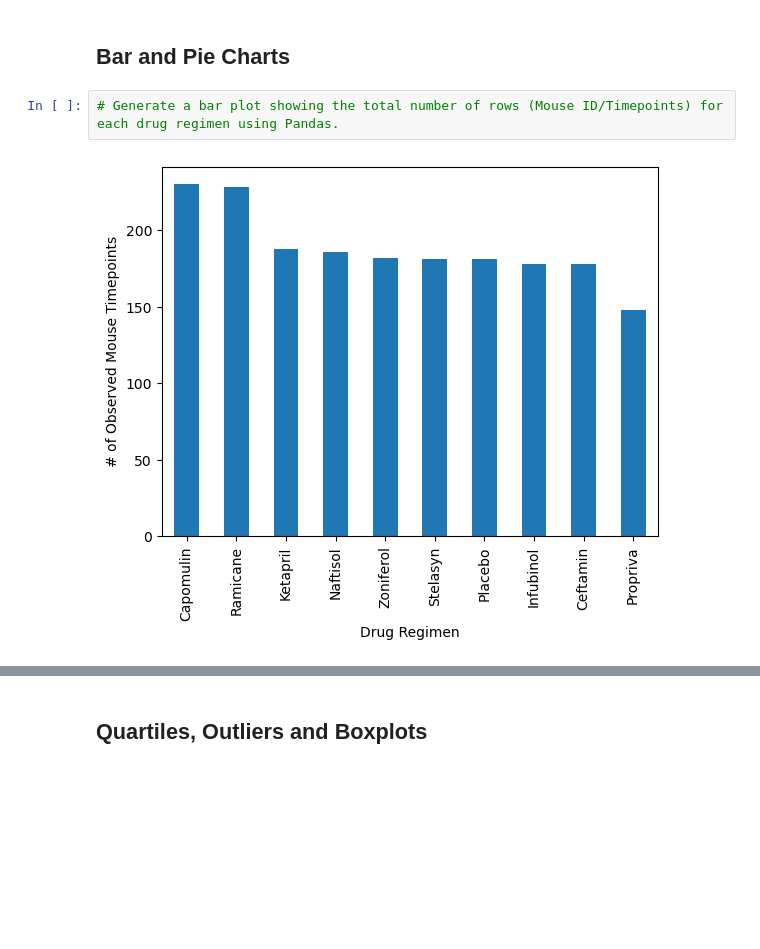
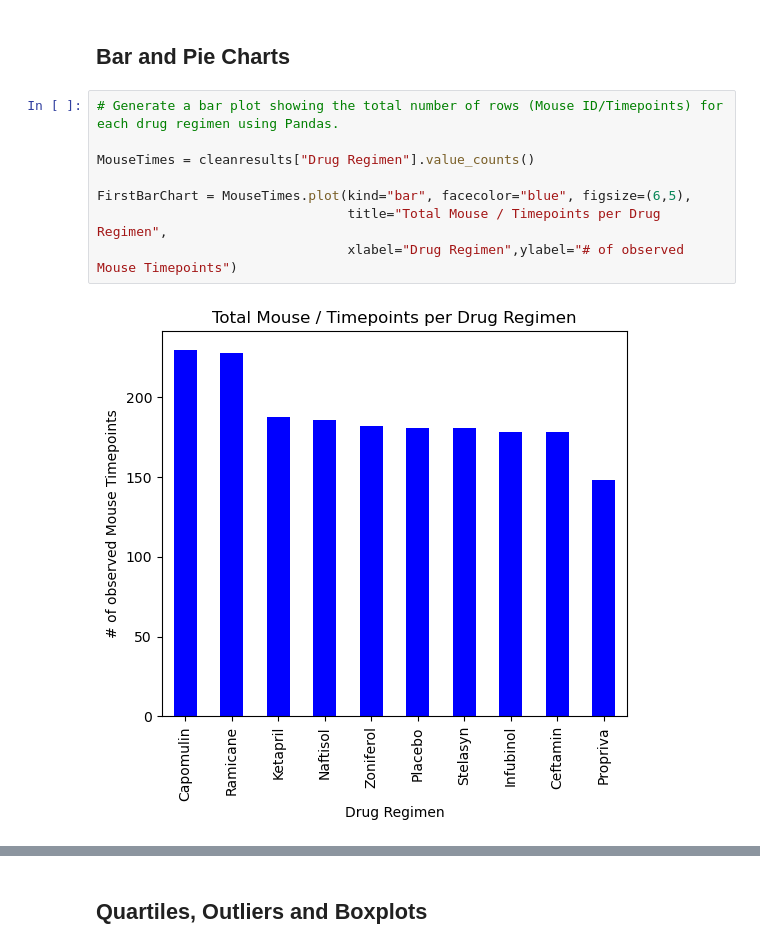
Before and after one commit to amydst/matplotlib-challenge, a Jupyter notebook: pymaceuticals_starter.ipynb, the cells around one changed output, grey strips where cells are left out. Saved outputs shown, nothing was run; the diff lists cells and outputs as text; blank space fills up the shorter version.

Commit message:
started the graphs

```diff
--- a/pymaceuticals_starter.ipynb
+++ b/pymaceuticals_starter.ipynb
@@ -139,7 +134,13 @@ cleanresults["Mouse ID"].nunique()
 ## Bar and Pie Charts
 # %%
 # Generate a bar plot showing the total number of rows (Mouse ID/Timepoints) for each drug regimen using Pandas.
+
+MouseTimes = cleanresults["Drug Regimen"].value_counts()
+
+FirstBarChart = MouseTimes.plot(kind="bar", facecolor="blue", figsize=(6,5),
+                                title="Total Mouse / Timepoints per Drug Regimen",
+                                xlabel="Drug Regimen",ylabel="# of observed Mouse Timepoints")
 # %% [output]
-[figure, old version]
+[figure, new version]
 # %%
 # Generate a bar plot showing the total number of rows (Mouse ID/Timepoints) for each drug regimen using pyplot.
```
Also changed, not shown: parts of 8 cells of this notebook.
